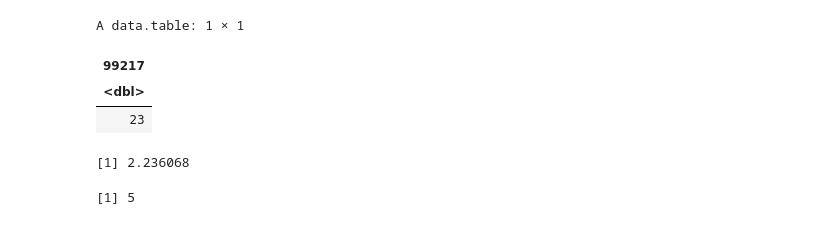
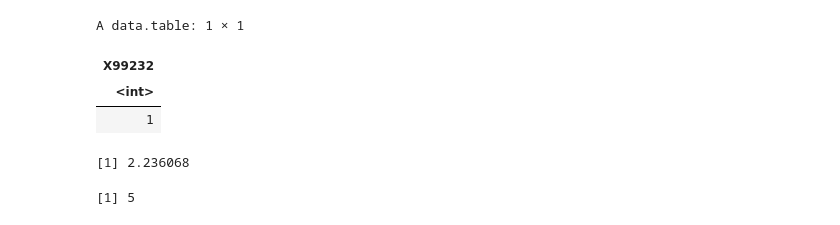
Before and after one commit to F4rbod/CS5800GruopProject, a Jupyter notebook: CS5800Group.ipynb, the cells around one changed output. Saved outputs shown, nothing was run; the diff lists cells and outputs as text; code cells hidden in the pictures.

```diff
--- a/CS5800Group.ipynb
+++ b/CS5800Group.ipynb
@@ -27,7 +38,7 @@ cms_data_importer=function(url,data_size){
   if(data_size=="all"){
     while(offset<row_count){
       new_get=GET(paste(url,"?size=5000&offset=",offset,sep = ""))
-      new_data=fromJSON(rawToChar(new_get$content))%>%as.data.table()
+      new_data=fromJSON(rawToChar(new_get$content))
       data=rbind(data,new_data)
       offset=offset+5000
     }
@@ -35,20 +46,20 @@ cms_data_importer=function(url,data_size){
   else{
     while(offset<data_size){
       new_get=GET(paste(url,"?size=5000&offset=",offset,sep = ""))
-      new_data=fromJSON(rawToChar(new_get$content))%>%as.data.table()
+      new_data=fromJSON(rawToChar(new_get$content))
       data=rbind(data,new_data)
       offset=offset+5000
     }
   }
 
-  return(data)
+  return(data%>%as.data.table())
 
 }
 # %%
 physician_data=cms_data_importer(
   url =
   "https://data.cms.gov/data-api/v1/dataset/14cd68c2-9433-4069-90fa-d213ef709661/data",
-  data_size=1000
+  data_size=100000
 )
 # %%
 colnames(physician_data)
@@ -98,8 +103,9 @@ A data.table: 20 × 4
 physician_data[,Tot_Srvcs:=as.numeric(Tot_Srvcs)]
 # %%
 physician_data_wide=dcast(physician_data, Rndrng_NPI+Rndrng_Prvdr_Type ~ HCPCS_Cd,
- value.var = 'Tot_Srvcs', fun.aggregate = sum)%>%
- as.data.table()
+ value.var = 'Tot_Srvcs', fun.aggregate = length )%>%
+ data.frame()%>%
+ data.table()
 # %%
 head(physician_data_wide)
 dim(physician_data_wide)
@@ -117,10 +149,10 @@ A data.table: 6 × 941
 # %%
-physician_data_wide[Rndrng_NPI==1003000126,"99217"]
+physician_data_wide[Rndrng_NPI==1003000126,"X99232"]
 # %% [output]
 A data.table: 1 × 1
-| 99217 |
-| <dbl> |
-| 23 |
+| X99232 |
+| <int> |
+| 1 |
 # %%
 distance_finder=function(x,y){
   sqrt(sum((x-y)^2, na.rm = T))
```
Also changed, not shown: parts of 25 cells of this notebook.
